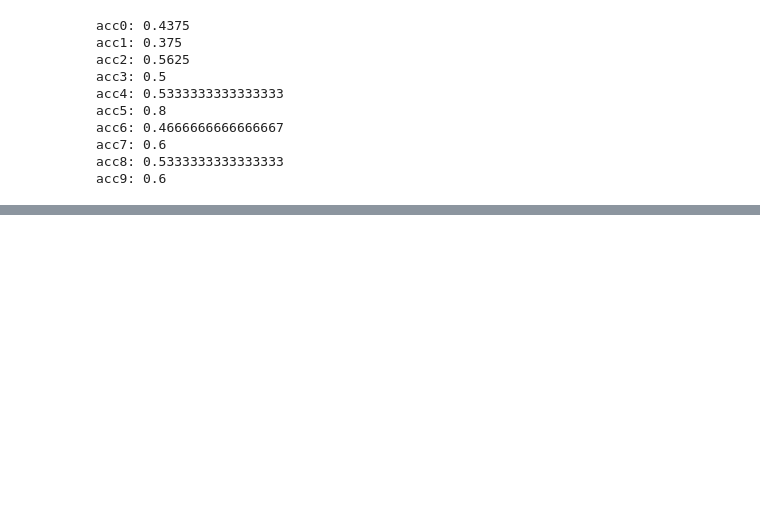
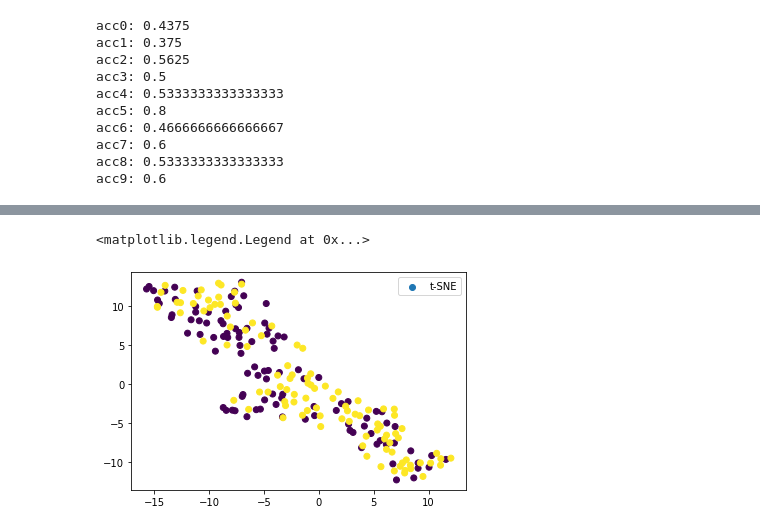
Before and after one commit to tuteng0915/resilience, a Jupyter notebook: src/DataProcess.ipynb, the cells around one changed output, grey strips where cells are left out. Saved outputs shown, nothing was run; the diff lists cells and outputs as text; code cells hidden in the pictures; blank space fills up the shorter version.

```diff
--- a/src/DataProcess.ipynb
+++ b/src/DataProcess.ipynb
@@ -381,0 +406,7 @@ for i in range(6):
+# %%
+X_tsne = TSNE(n_components=2,random_state=0).fit_transform(X)
+plt.scatter(X_tsne[:, 0], X_tsne[:, 1],c = y,label="t-SNE")
+plt.legend()
+# %% [output]
+<matplotlib.legend.Legend at 0x...>
+[figure, added]
```
Also changed, not shown: parts of 8 cells of this notebook.
